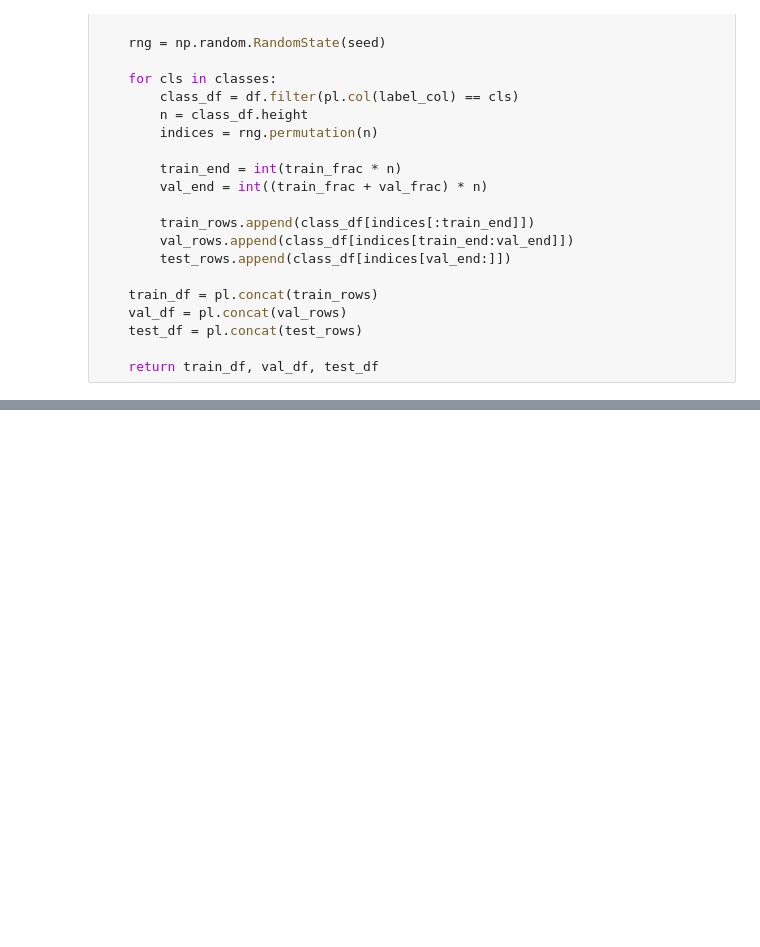
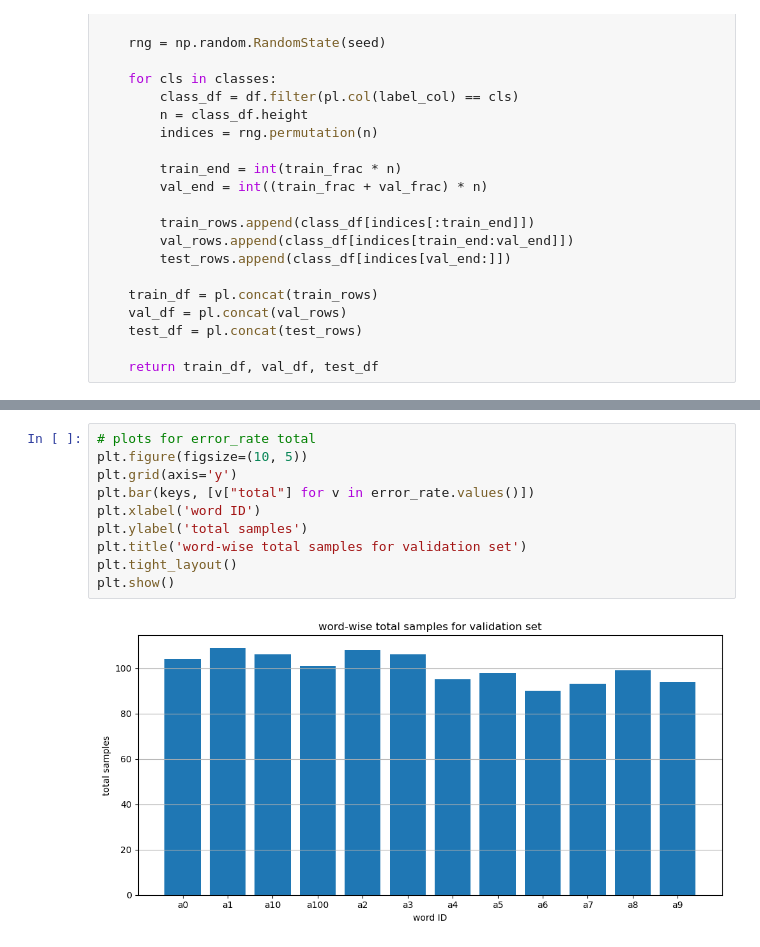
Before and after one commit to tad1/Mandarin_Pronunciation_Recognition_Project, a Jupyter notebook: src/hypothesis.ipynb, the cells around one changed output, grey strips where cells are left out. Drawn from its saved outputs; the diff is of its cells as text; blank space fills up the shorter version.

```diff
--- a/src/hypothesis.ipynb
+++ b/src/hypothesis.ipynb
@@ -229,0 +340,12 @@ KeyboardInterrupt:
+# %%
+# plots for error_rate total
+plt.figure(figsize=(10, 5))
+plt.grid(axis='y')
+plt.bar(keys, [v["total"] for v in error_rate.values()])
+plt.xlabel('word ID')
+plt.ylabel('total samples')
+plt.title('word-wise total samples for validation set')
+plt.tight_layout()
+plt.show()
+# %% [output]
+[figure, added]
```
Also changed, not shown: parts of 13 cells of this notebook, 2 other files.
